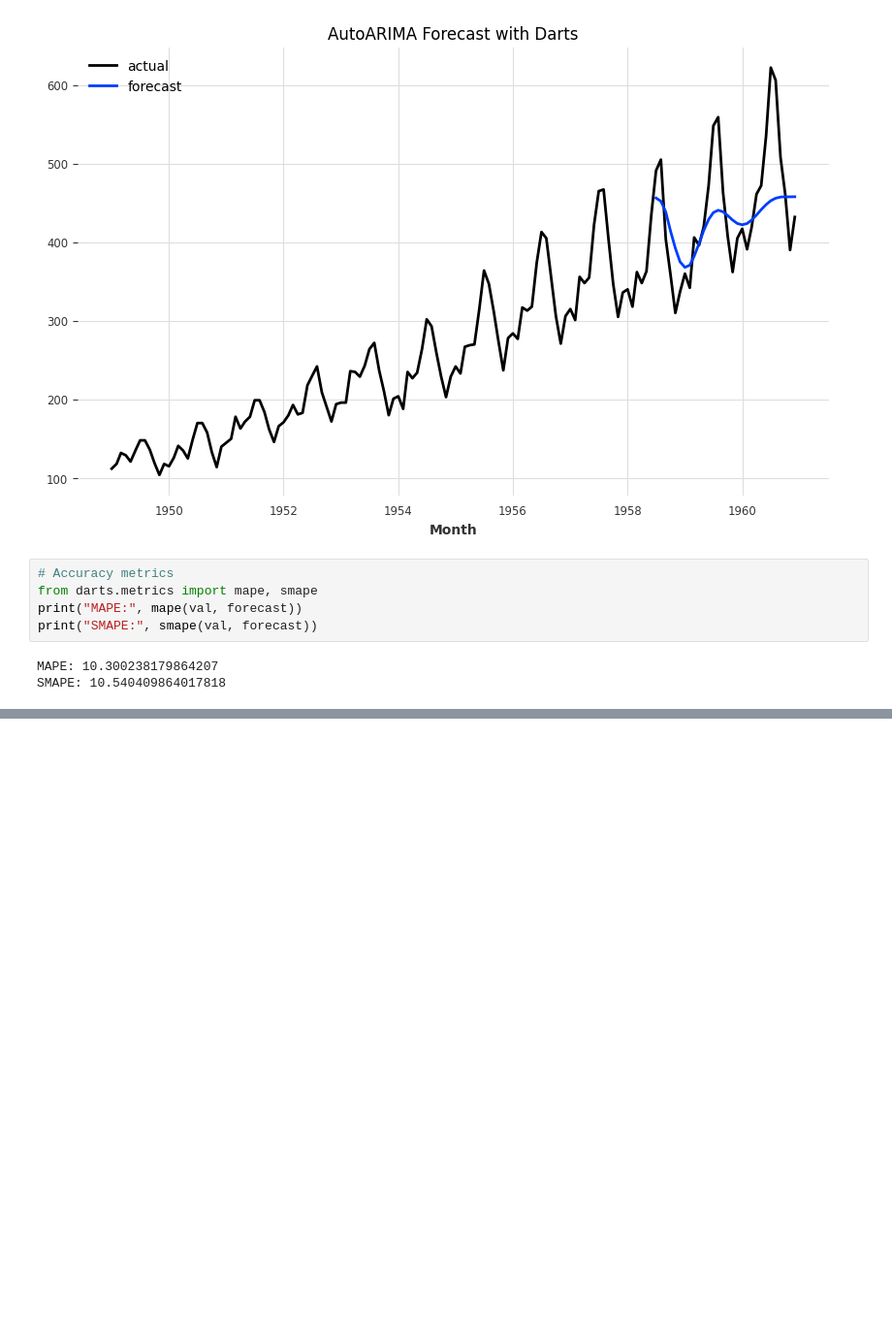
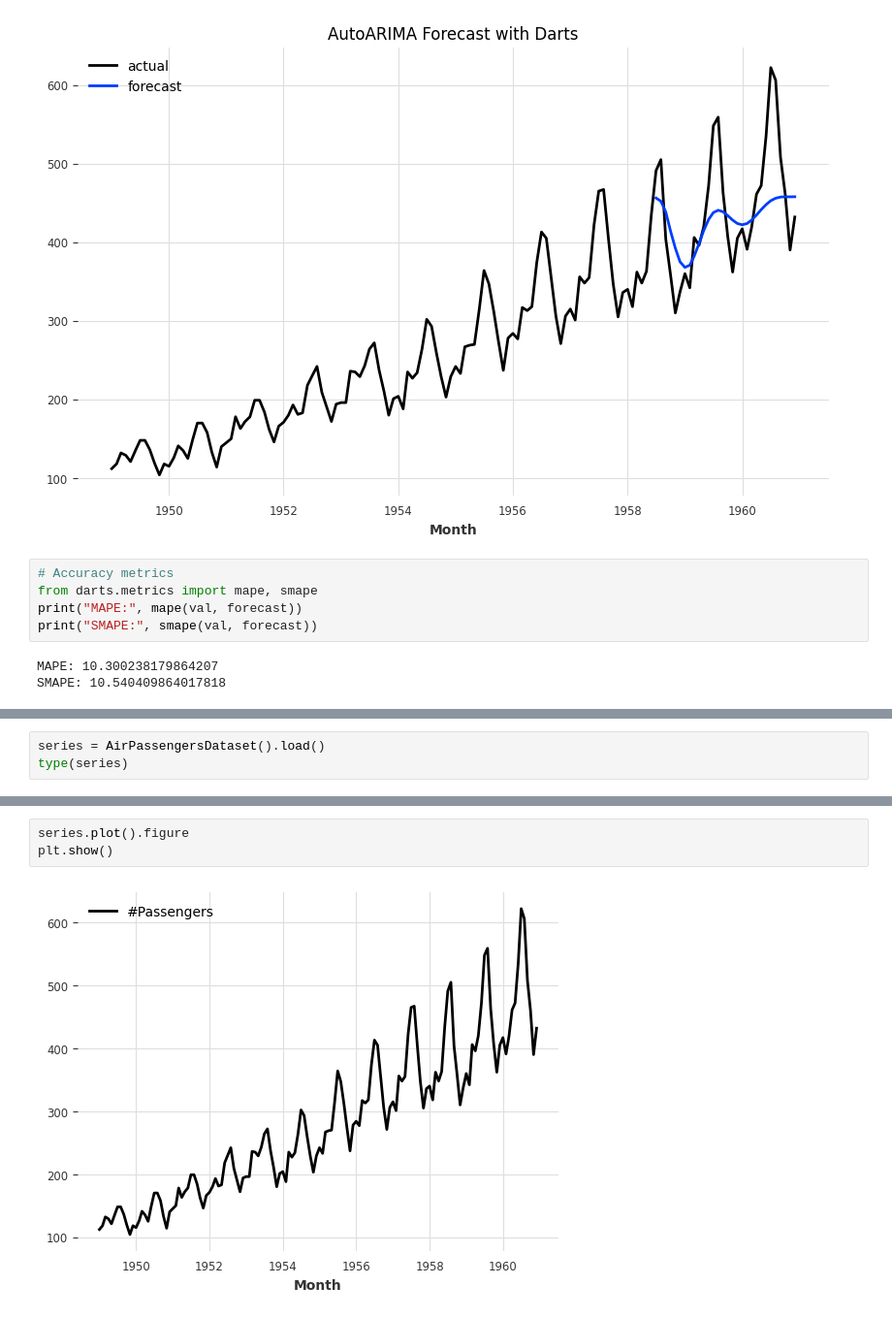
Before and after one commit to taudataanalytics/Pedas-2025, a Jupyter notebook: PeDaS-2025-Day-01.ipynb, the cells around one changed output, grey strips where cells are left out. Shown at 97% size. Cells and saved outputs as stored; diff of their text form; blank space fills up the shorter version.

```diff
--- a/PeDaS-2025-Day-01.ipynb
+++ b/PeDaS-2025-Day-01.ipynb
@@ -298,0 +382,3 @@ SMAPE: 10.540409864017818
+# %%
+series = AirPassengersDataset().load()
+type(series)
@@ -298,0 +418,5 @@ SMAPE: 10.540409864017818
+# %%
+series.plot().figure
+plt.show()
+# %% [output]
+[figure, added]
```
Also changed, not shown: parts of 34 cells of this notebook, 13 other files.
